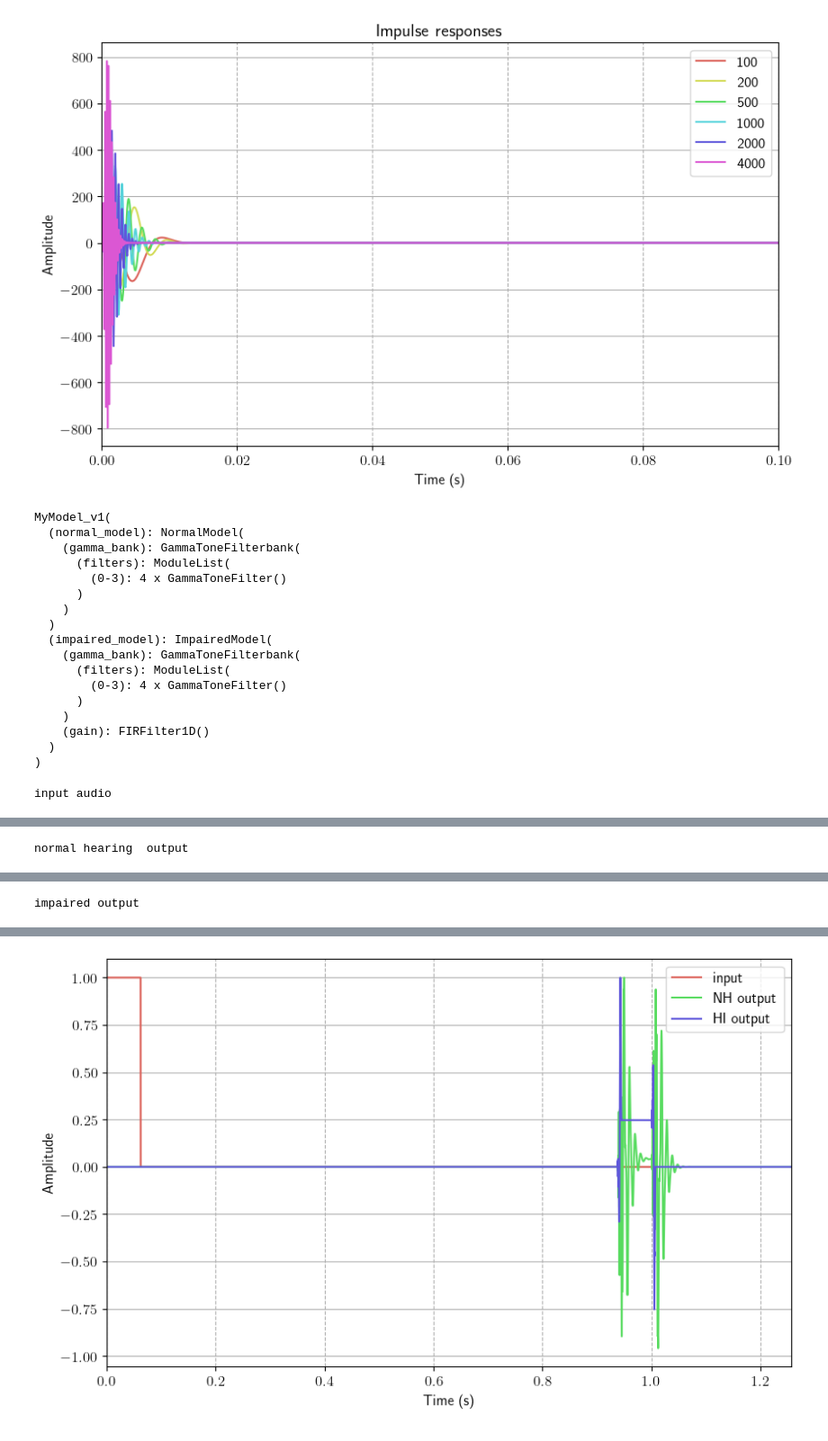
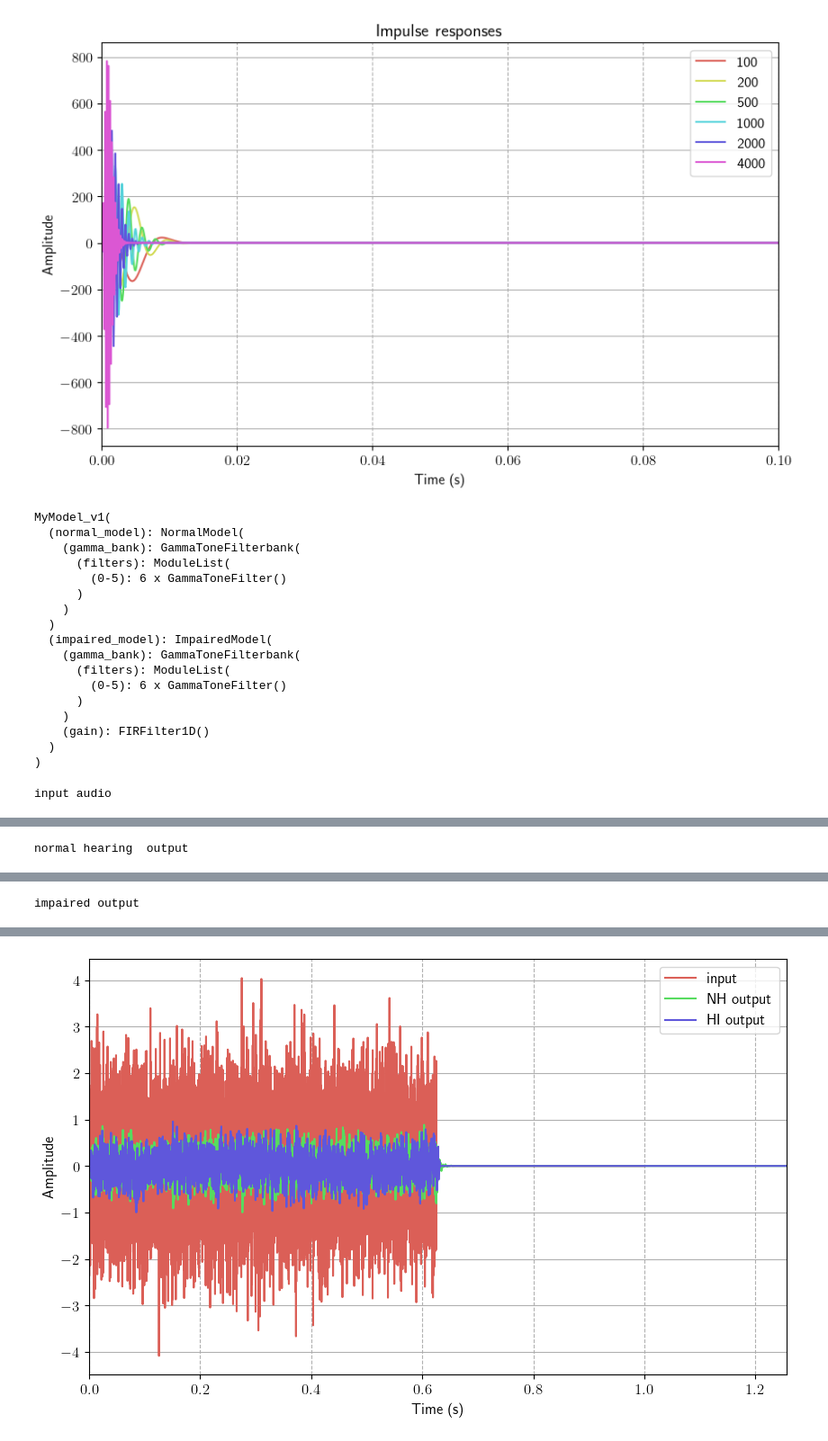
Before and after one commit to alruts/DDSP, a Jupyter notebook: notebooks/model_v1.ipynb, the cells around one changed output, grey strips where cells are left out. Shown at 90% size. Cells and saved outputs as stored; diff of their text form; code cells hidden in the pictures.

```diff
--- a/notebooks/model_v1.ipynb
+++ b/notebooks/model_v1.ipynb
@@ -92,7 +92,7 @@ n_channels = 1
 
 model = MyModel_v1(
     num_taps=100,
-    samplerate=sample_rate,
+    samplerate=samplerate,
     center_frequencies=center_frequencies,
     impairment_factor=1000,
 )
@@ -103,14 +103,14 @@ MyModel_v1(
   (normal_model): NormalModel(
     (gamma_bank): GammaToneFilterbank(
       (filters): ModuleList(
-        (0-3): 4 x GammaToneFilter()
+        (0-5): 6 x GammaToneFilter()
       )
     )
   )
   (impaired_model): ImpairedModel(
     (gamma_bank): GammaToneFilterbank(
       (filters): ModuleList(
-        (0-3): 4 x GammaToneFilter()
+        (0-5): 6 x GammaToneFilter()
       )
     )
     (gain): FIRFilter1D()
@@ -118,37 +118,38 @@ MyModel_v1(
 )
 # %%
 x_noise = torch.randn(n_batch, n_channels, n_samples)  # Input of length 10, all zeros
+x_noise[:,:,10000:] = 0.0  # Input of length 10, all zeros
 x_d = torch.zeros(n_batch, n_channels, n_samples)  # Input of length 10, all zeros
 x_d[:, :, 0:1000] = 1.0  # Impulse
 
 # choose which signal to excite with
-x = x_d
+x = x_noise
 
 # out_NH, out_HI = model(x_noise)
 out_NH, out_HI = model(x)
 
 print("input audio")
 audio_play(batch_2_np(x),samplerate)
 print("normal hearing  output")
 audio_play(batch_2_np(out_NH),samplerate)
 print("impaired output")
 audio_play(batch_2_np(out_HI),samplerate)
 
 
 signals = [
     batch_2_np(x),
     batch_2_np(out_NH),
     batch_2_np(out_HI),
 ]
 
 plot.timeseries(signals,samplerate=samplerate,
                 labels=['input','NH output', 'HI output'])
 # %% [output]
 input audio
 [interactive output not drawn]
 normal hearing  output
 [interactive output not drawn]
 impaired output
 [interactive output not drawn]
-[figure, old version]
+[figure, new version]
 # %%
```
Also changed, not shown: parts of 2 cells of this notebook, 1 other file.
